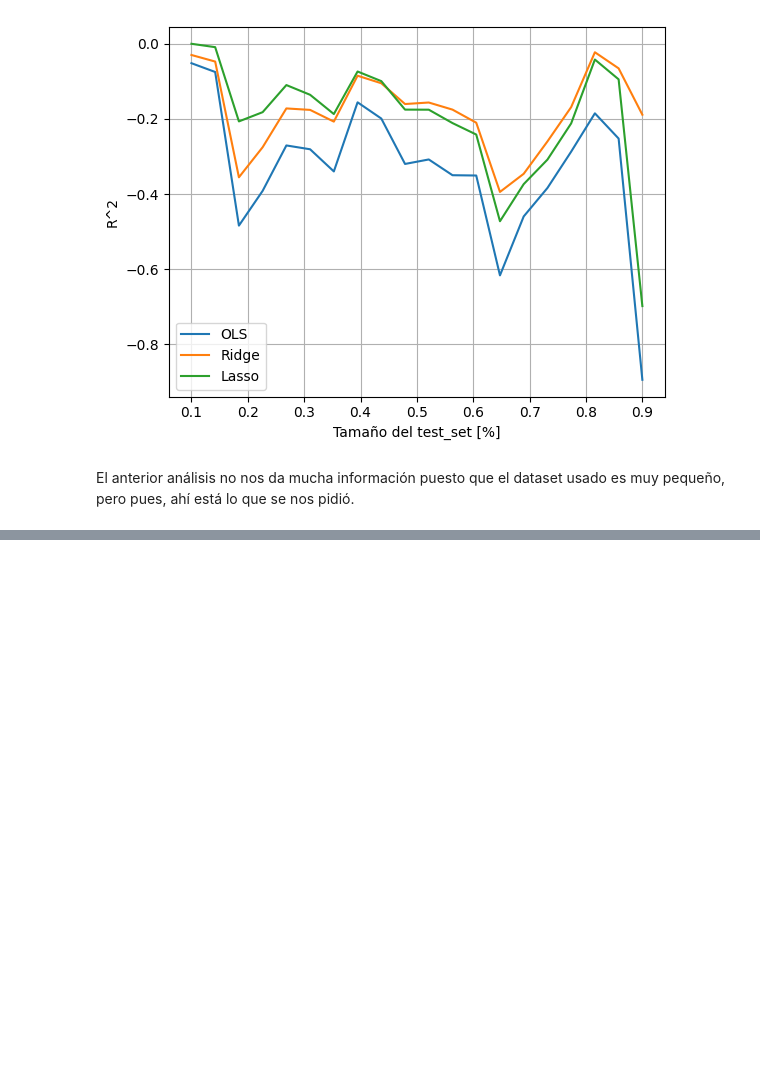
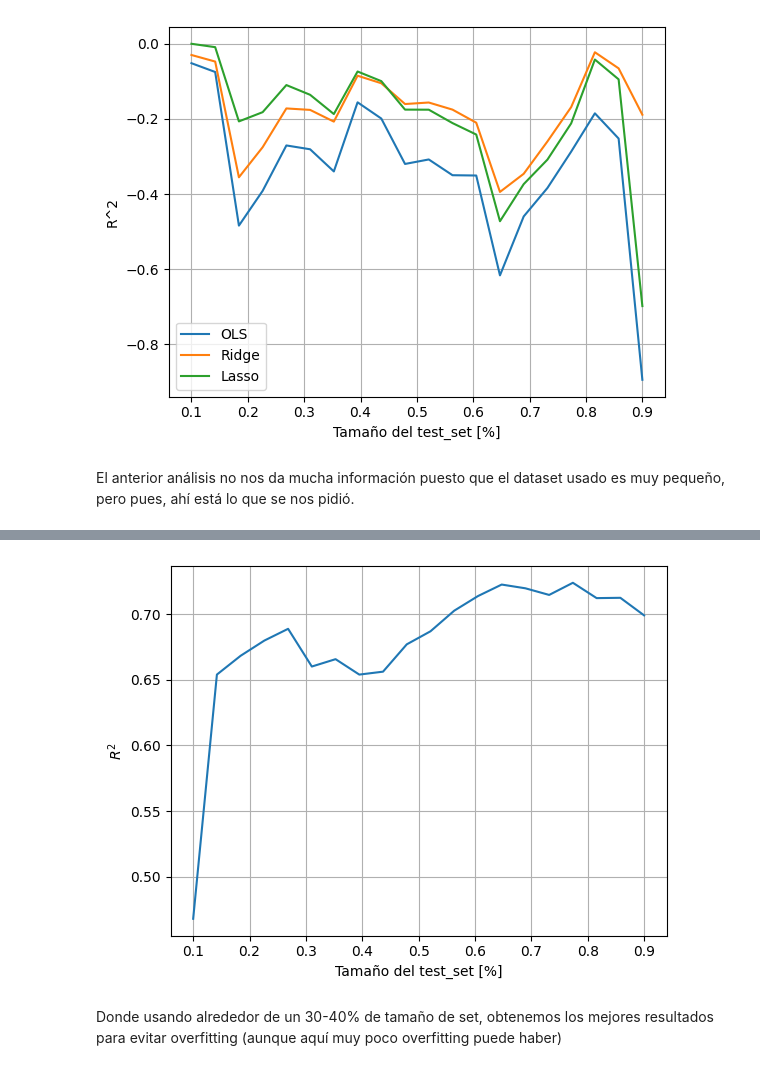
Before and after one commit to saacostad/ComputationalAstroPhysics, a Jupyter notebook: tarea1.ipynb, the cells around one changed output, grey strips where cells are left out. Cells and saved outputs as stored; diff of their text form; code cells hidden in the pictures; blank space fills up the shorter version.

```diff
--- a/tarea1.ipynb
+++ b/tarea1.ipynb
@@ -237,0 +359,27 @@ El anterior análisis no nos da mucha información puesto que el dataset usado e
+# %%
+erres = list()
+test_sizes = np.linspace(0.1, 0.9, 20)
+model = LinearRegression()
+for i in test_sizes:
+
+    X_train, X_test, y_train, y_test = train_test_split(
+        Theta.reshape(-1, 1), mu, test_size=i, random_state=89
+    )
+    model.fit(X_train, y_train)
+
+    y_pred = model.predict(X_test)
+    r2 = r2_score(y_test, y_pred)
+
+    erres.append(r2)
+
+plt.plot(test_sizes, erres, )
+
+
+plt.ylabel(r"$R^2$")
+plt.xlabel(r"Tamaño del test_set [%]")
+plt.grid()
+plt.show()
+# %% [output]
+[figure, added]
+# %% [markdown]
+Donde usando alrededor de un 30-40% de tamaño de set, obtenemos los mejores resultados para evitar overfitting (aunque aquí muy poco overfitting puede haber)
```
Also changed, not shown: parts of 6 cells of this notebook.
